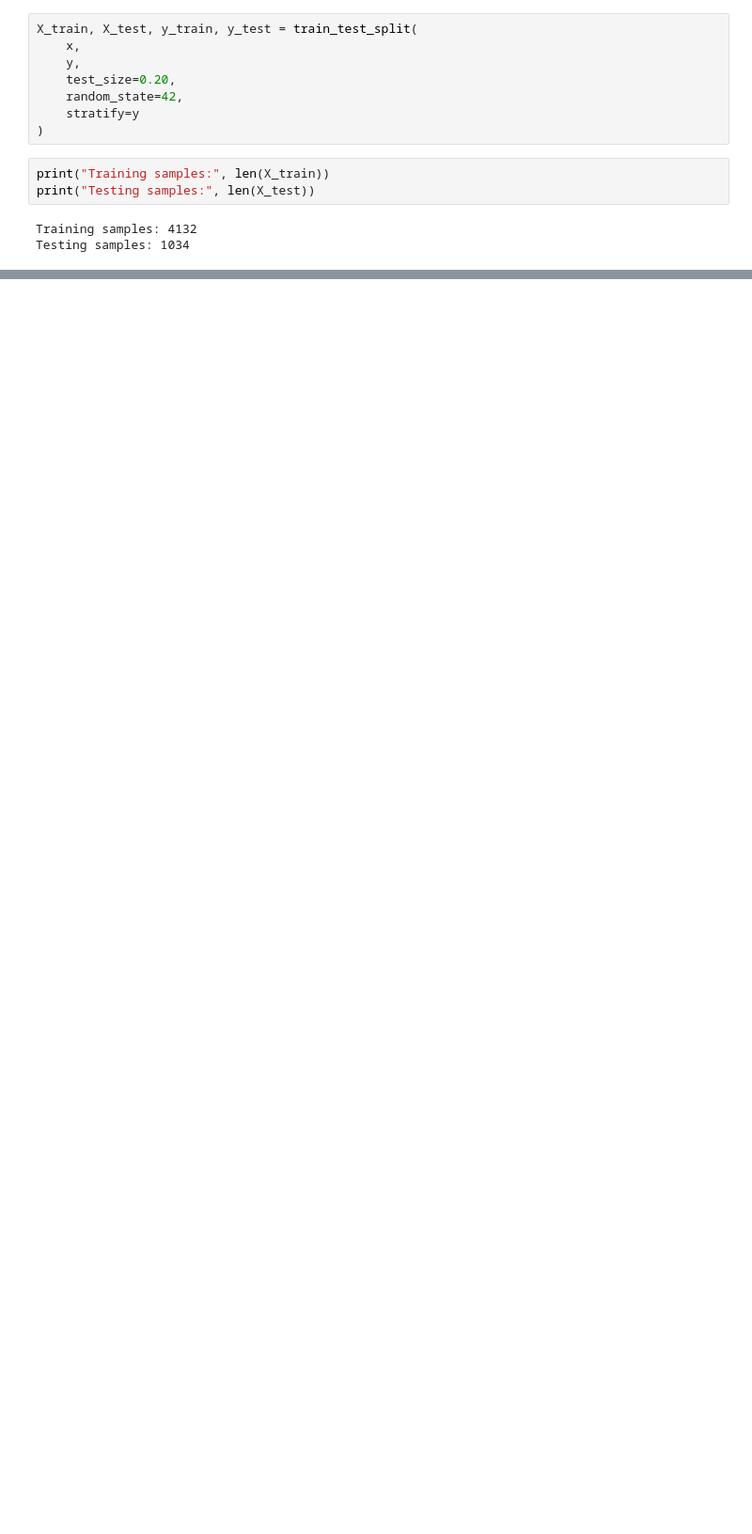
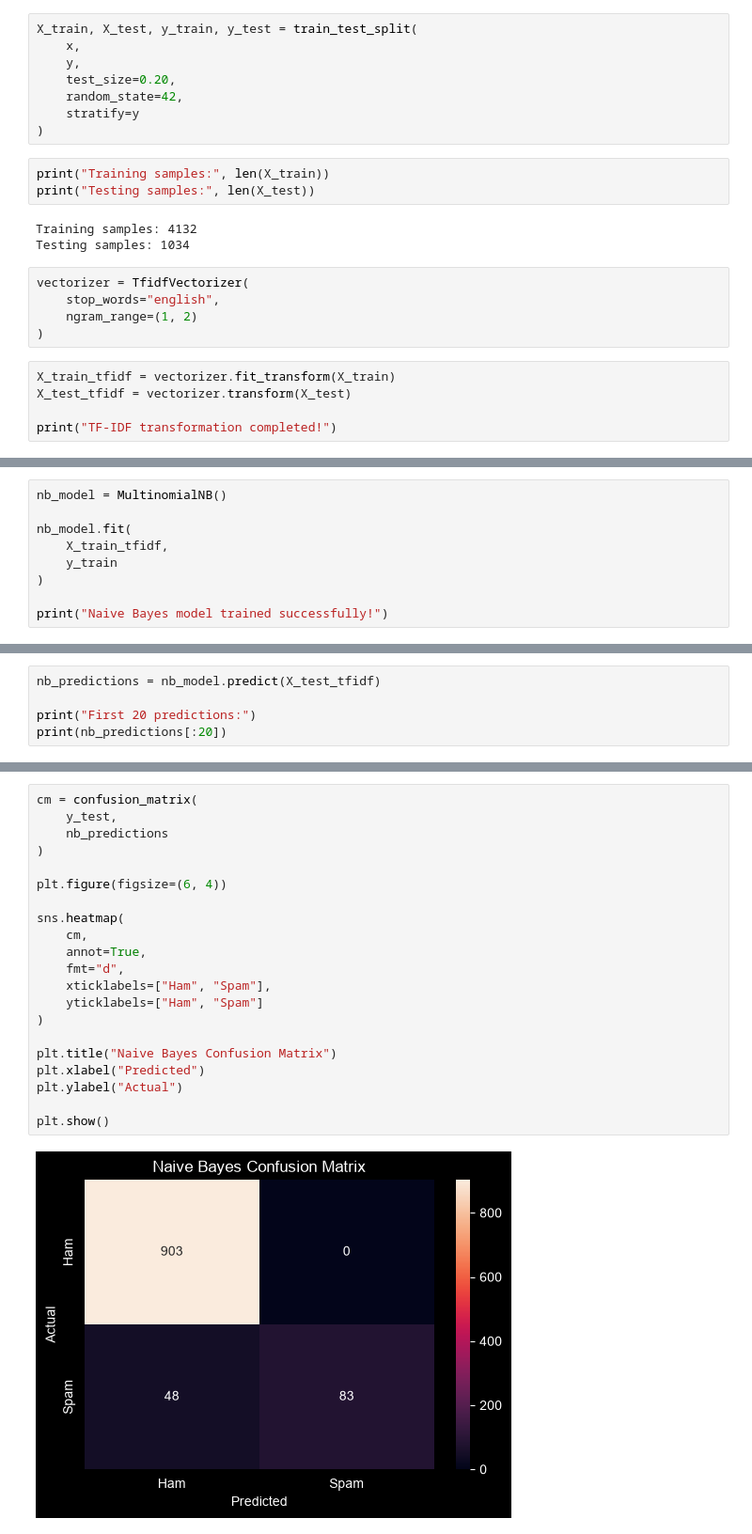
Before and after one commit to tanishqag2504/SMS-Spam-Filter, a Jupyter notebook: SMS_Spam_Filter.ipynb, the cells around one changed output, grey strips where cells are left out. Shown at 94% size. Drawn from its saved outputs; the diff is of its cells as text; blank space fills up the shorter version.

```diff
--- a/SMS_Spam_Filter.ipynb
+++ b/SMS_Spam_Filter.ipynb
@@ -237,3 +213,13 @@ print("Testing samples:", len(X_test))
 # %% [output]
 Training samples: 4132
 Testing samples: 1034
+# %%
+vectorizer = TfidfVectorizer(
+    stop_words="english",
+    ngram_range=(1, 2)
+)
+# %%
+X_train_tfidf = vectorizer.fit_transform(X_train)
+X_test_tfidf = vectorizer.transform(X_test)
+
+print("TF-IDF transformation completed!")
@@ -239,0 +254,9 @@ Testing samples: 1034
+# %%
+nb_model = MultinomialNB()
+
+nb_model.fit(
+    X_train_tfidf,
+    y_train
+)
+
+print("Naive Bayes model trained successfully!")
@@ -239,0 +265,5 @@ Testing samples: 1034
+# %%
+nb_predictions = nb_model.predict(X_test_tfidf)
+
+print("First 20 predictions:")
+print(nb_predictions[:20])
@@ -239,0 +299,23 @@ Testing samples: 1034
+# %%
+cm = confusion_matrix(
+    y_test,
+    nb_predictions
+)
+
+plt.figure(figsize=(6, 4))
+
+sns.heatmap(
+    cm,
+    annot=True,
+    fmt="d",
+    xticklabels=["Ham", "Spam"],
+    yticklabels=["Ham", "Spam"]
+)
+
+plt.title("Naive Bayes Confusion Matrix")
+plt.xlabel("Predicted")
+plt.ylabel("Actual")
+
+plt.show()
+# %% [output]
+[figure, added]
```
Also changed, not shown: parts of 23 cells of this notebook.
